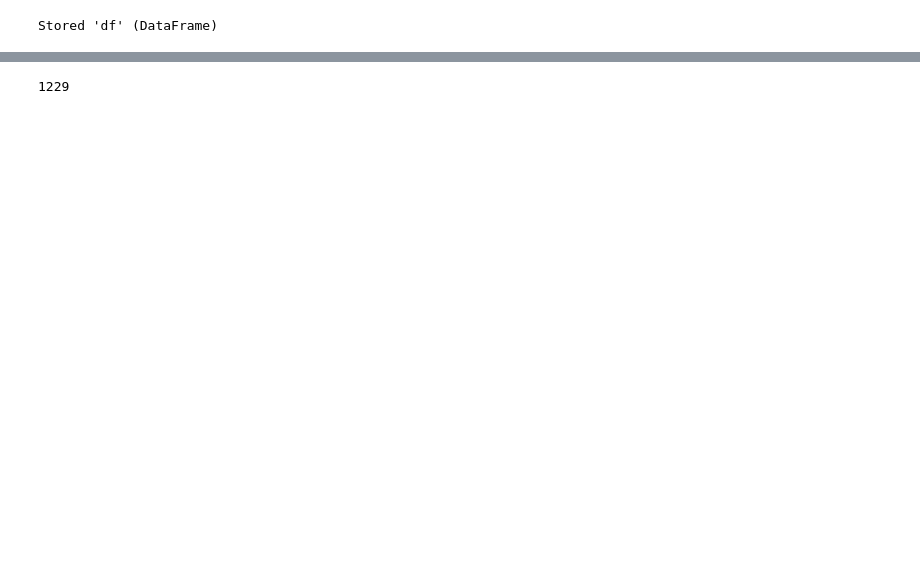
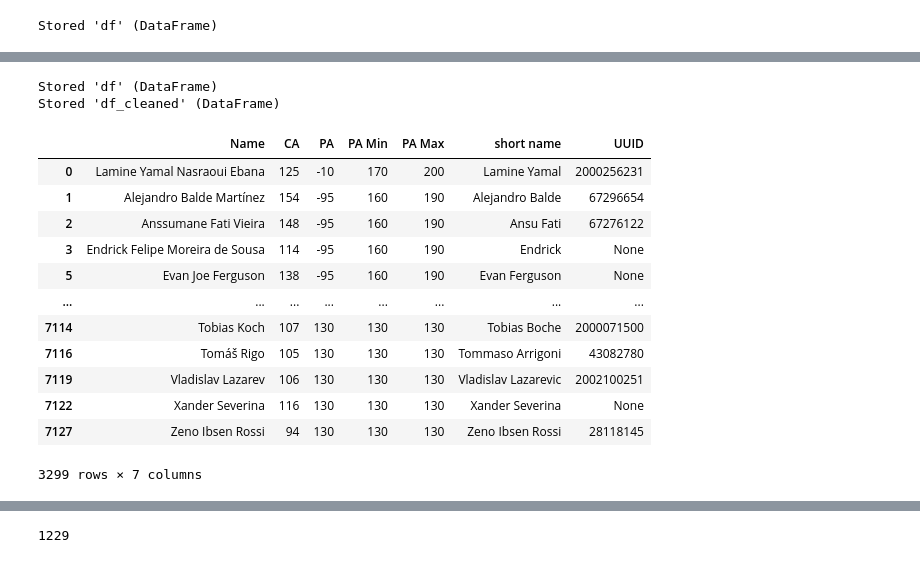
Before and after one commit to terryjbates/football_manager_code, a Jupyter notebook: fmpraisebot.ipynb, the cells around one changed output, grey strips where cells are left out. Drawn from its saved outputs; the diff is of its cells as text; code cells hidden in the pictures; blank space fills up the shorter version.

```diff
--- a/fmpraisebot.ipynb
+++ b/fmpraisebot.ipynb
@@ -473,16 +473,21 @@ import time
 pytesseract.pytesseract.tesseract_cmd = "C://Program Files//Tesseract-OCR//tesseract.exe"
 
 # Load your CSV
-df = pd.read_csv('players.csv')
-coord_x = 444
-coord_y = 72
+#df = pd.read_csv('players.csv')
+%store -r df
 
-player_profile_coord_x = 94
-player_profile_coord_y = 481
+#df = pd.DataFrame(df)
 
-(name_region_x, name_region_y) = (385, 32)
+# Home coordinates for top left of search bar
+coord_x = 484
+coord_y = 31
 
-(name_region_bottom_right_x, name_region_bottom_right_y) = (2793, 111)
+player_profile_coord_x = 167
+player_profile_coord_y = 475
+
+(name_region_x, name_region_y) = (484, 31)
+
+(name_region_bottom_right_x, name_region_bottom_right_y) = (2645, 109)
 
 (width, height) = ((name_region_bottom_right_x - name_region_x),
                    (name_region_bottom_right_y - name_region_y))
@@ -587,7 +592,11 @@ if __name__ == "__main__":
     #df = pd.read_csv('players_small.csv')
     start_time = time.time()
     # Loop over the dataframe
-    for index, row in df.iterrows():
+    # We can also reuse/change our start point
+    #last_valid_index = df['short name'].last_valid_index()
+    #for index, row in df.loc[last_valid_index+1].iterrows():
+    #for index, row in df.iterrows(): # Originial
+    for index, row in df.items
         try:
             player_name = row['Name']
             #print(f"Player Name: {player_name}")
@@ -645,0 +740,24 @@ UsageError: Line magic function `%autoindent` not found.
+# %%
+%store df
+%store df_cleaned
+# %% [output]
+Stored 'df' (DataFrame)
+Stored 'df_cleaned' (DataFrame)
+# %%
+df_cleaned = df[df['short name'] != 'Q, Game: "Bangoche FM - NK Sesvete"']
+# %%
+df_cleaned
+# %% [output]
+|  | Name | CA | PA | PA Min | PA Max | short name | UUID |
+| 0 | Lamine Yamal Nasraoui Ebana | 125 | -10 | 170 | 200 | Lamine Yamal | 2000256231 |
+| 1 | Alejandro Balde Martínez | 154 | -95 | 160 | 190 | Alejandro Balde | 67296654 |
+| 2 | Anssumane Fati Vieira | 148 | -95 | 160 | 190 | Ansu Fati | 67276122 |
+| 3 | Endrick Felipe Moreira de Sousa | 114 | -95 | 160 | 190 | Endrick | None |
+| 5 | Evan Joe Ferguson | 138 | -95 | 160 | 190 | Evan Ferguson | None |
+| ... | ... | ... | ... | ... | ... | ... | ... |
+| 7114 | Tobias Koch | 107 | 130 | 130 | 130 | Tobias Boche | 2000071500 |
+| 7116 | Tomáš Rigo | 105 | 130 | 130 | 130 | Tommaso Arrigoni | 43082780 |
+| 7119 | Vladislav Lazarev | 106 | 130 | 130 | 130 | Vladislav Lazarevic | 2002100251 |
+| 7122 | Xander Severina | 116 | 130 | 130 | 130 | Xander Severina | None |
+| 7127 | Zeno Ibsen Rossi | 94 | 130 | 130 | 130 | Zeno Ibsen Rossi | 28118145 |
+3299 rows × 7 columns
```
Also changed, not shown: parts of 10 cells of this notebook, 1 other file.
